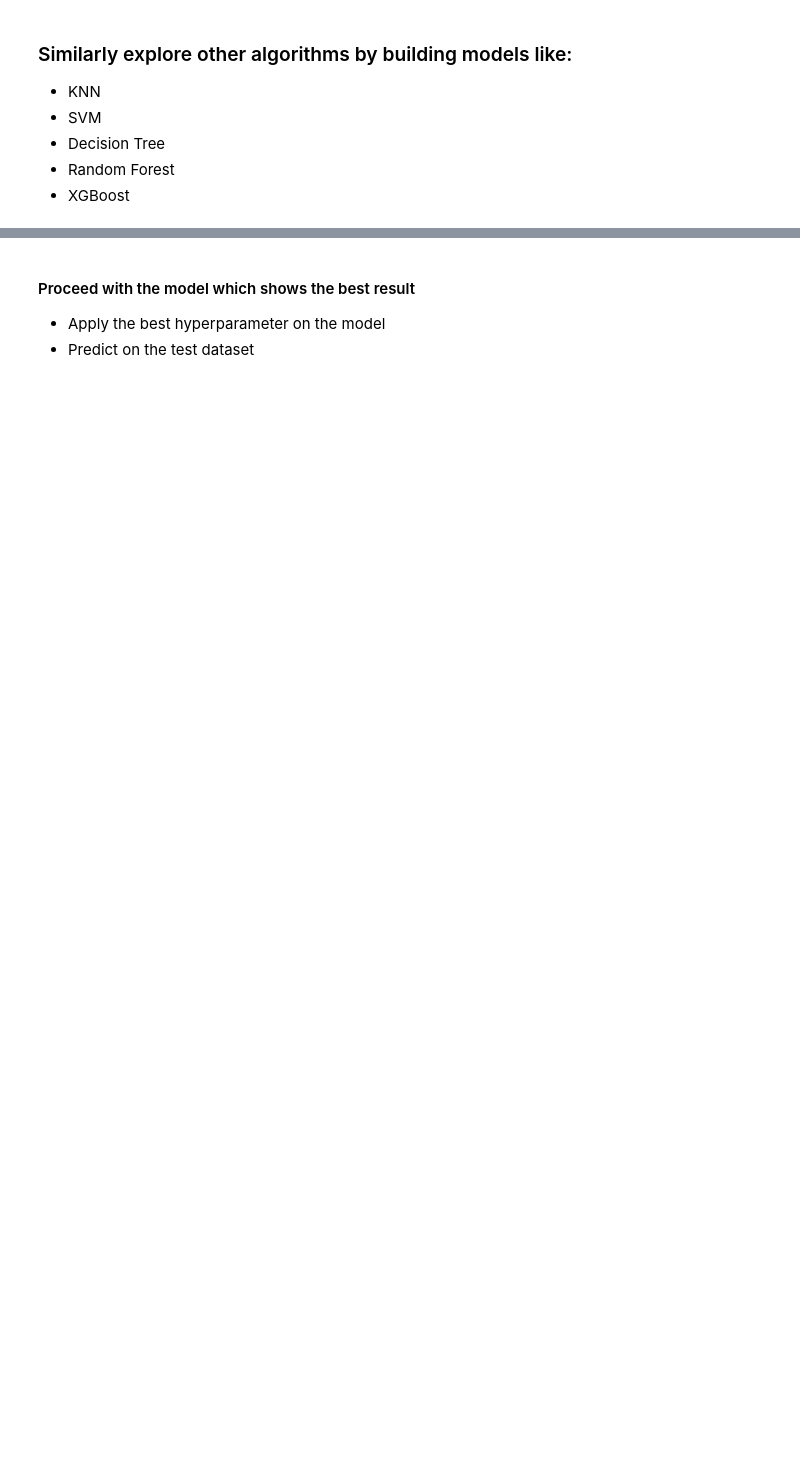
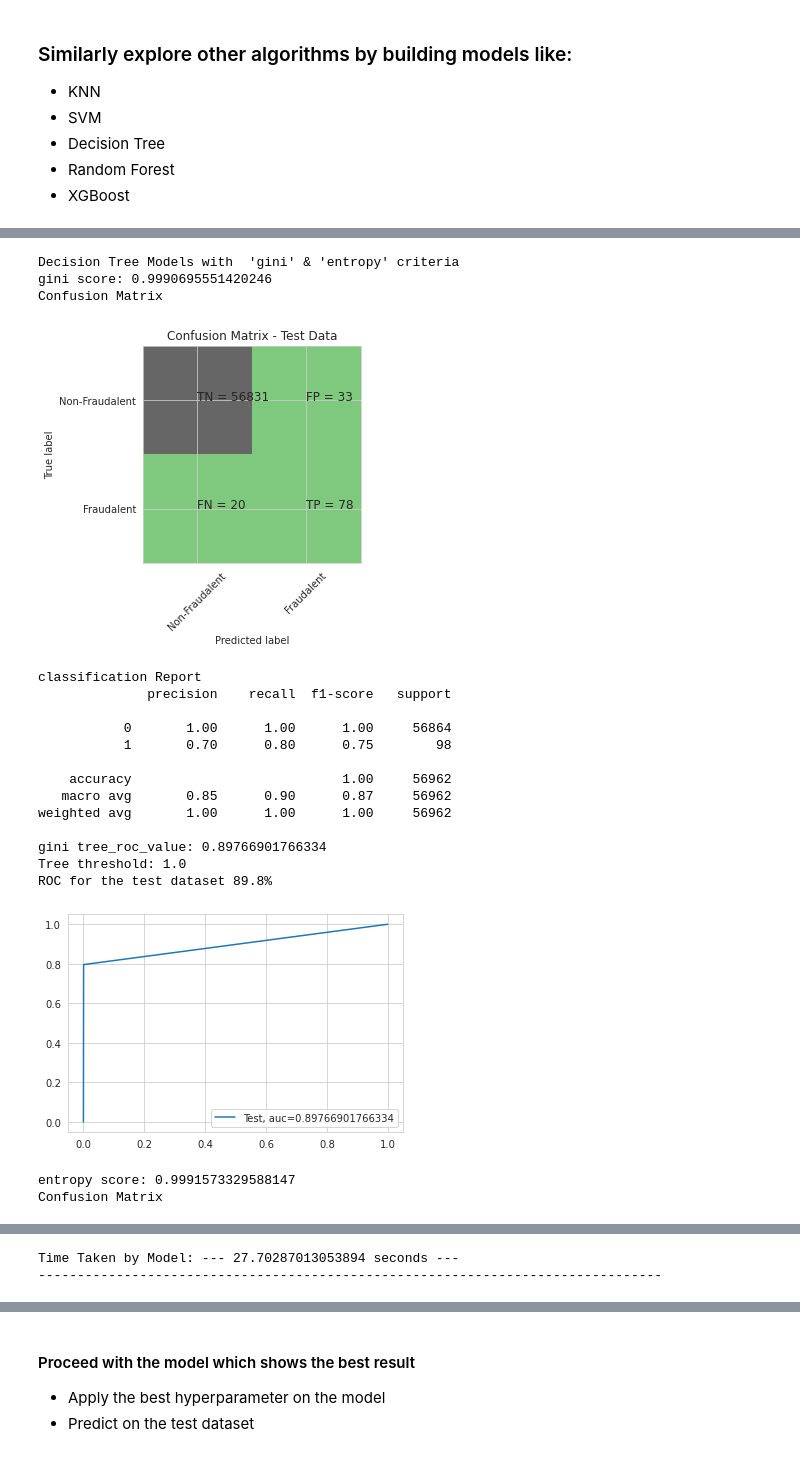
Before and after one commit to ps2420/credit-card-fraud-detection, a Jupyter notebook: Credit_card_fraud_detection_Starter_code.ipynb, the cells around one changed output, grey strips where cells are left out. Saved outputs shown, nothing was run; the diff lists cells and outputs as text; code cells hidden in the pictures; blank space fills up the shorter version.

```diff
--- a/Credit_card_fraud_detection_Starter_code.ipynb
+++ b/Credit_card_fraud_detection_Starter_code.ipynb
@@ -474,0 +884,28 @@ cv_num =   #--> list of values
+# %%
+#Run Decision Tree Models with  'gini' & 'entropy' criteria
+print("Decision Tree Models with  'gini' & 'entropy' criteria")
+start_time = time.time()
+df_Results = buildAndRunTreeModels(df_Results,"Power Transformer",X_train_pt_df,y_train, X_test_pt_df, y_test)
+print("Time Taken by Model: --- %s seconds ---" % (time.time() - start_time))
+print('-'*80 )
+# %% [output]
+Decision Tree Models with  'gini' & 'entropy' criteria
+gini score: 0.9990695551420246
+Confusion Matrix
+[figure, added]
+classification Report
+              precision    recall  f1-score   support
+
+           0       1.00      1.00      1.00     56864
+           1       0.70      0.80      0.75        98
+
+    accuracy                           1.00     56962
+   macro avg       0.85      0.90      0.87     56962
+weighted avg       1.00      1.00      1.00     56962
+
+gini tree_roc_value: 0.89766901766334
+Tree threshold: 1.0
+ROC for the test dataset 89.8%
+[figure, added]
+entropy score: 0.9991573329588147
+Confusion Matrix
@@ -474,0 +927,2 @@ cv_num =   #--> list of values
+Time Taken by Model: --- 27.70287013053894 seconds ---
+--------------------------------------------------------------------------------
```
Also changed, not shown: parts of 76 cells of this notebook.
